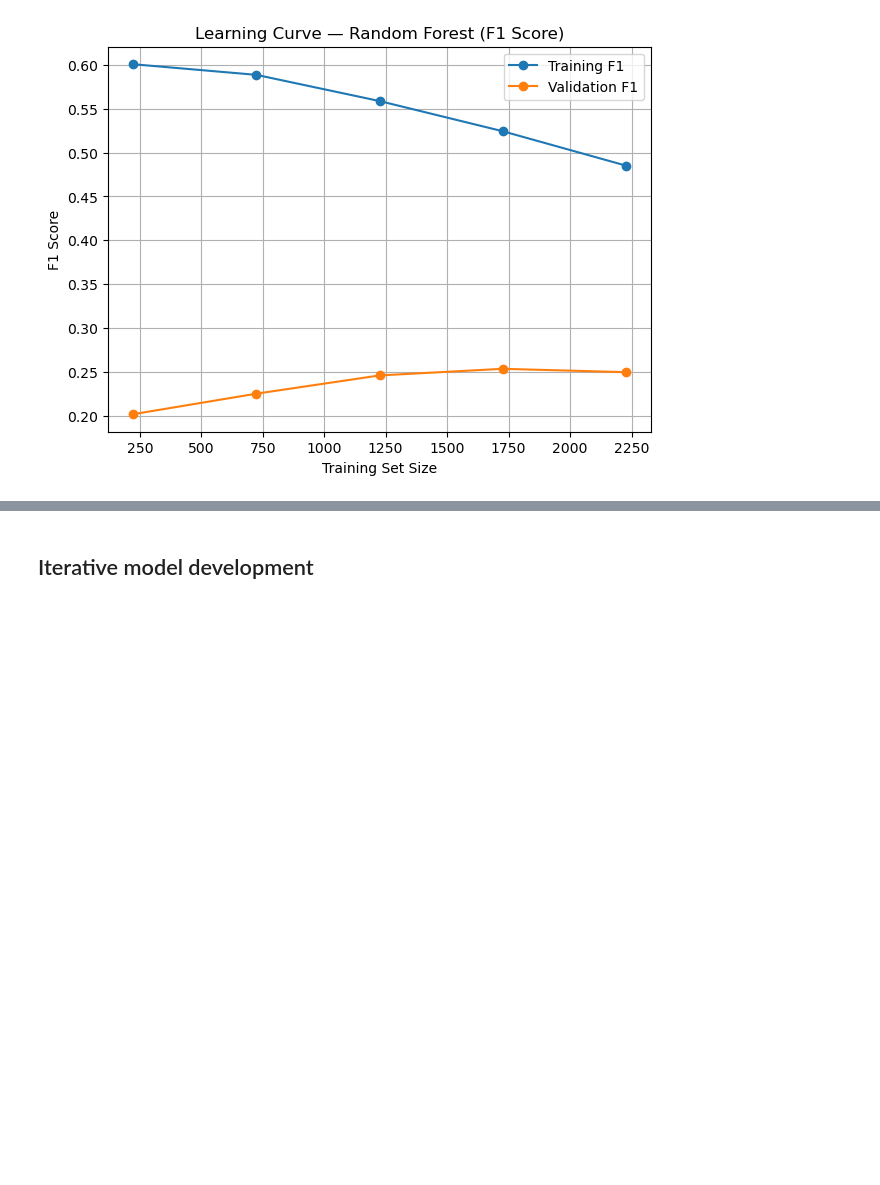
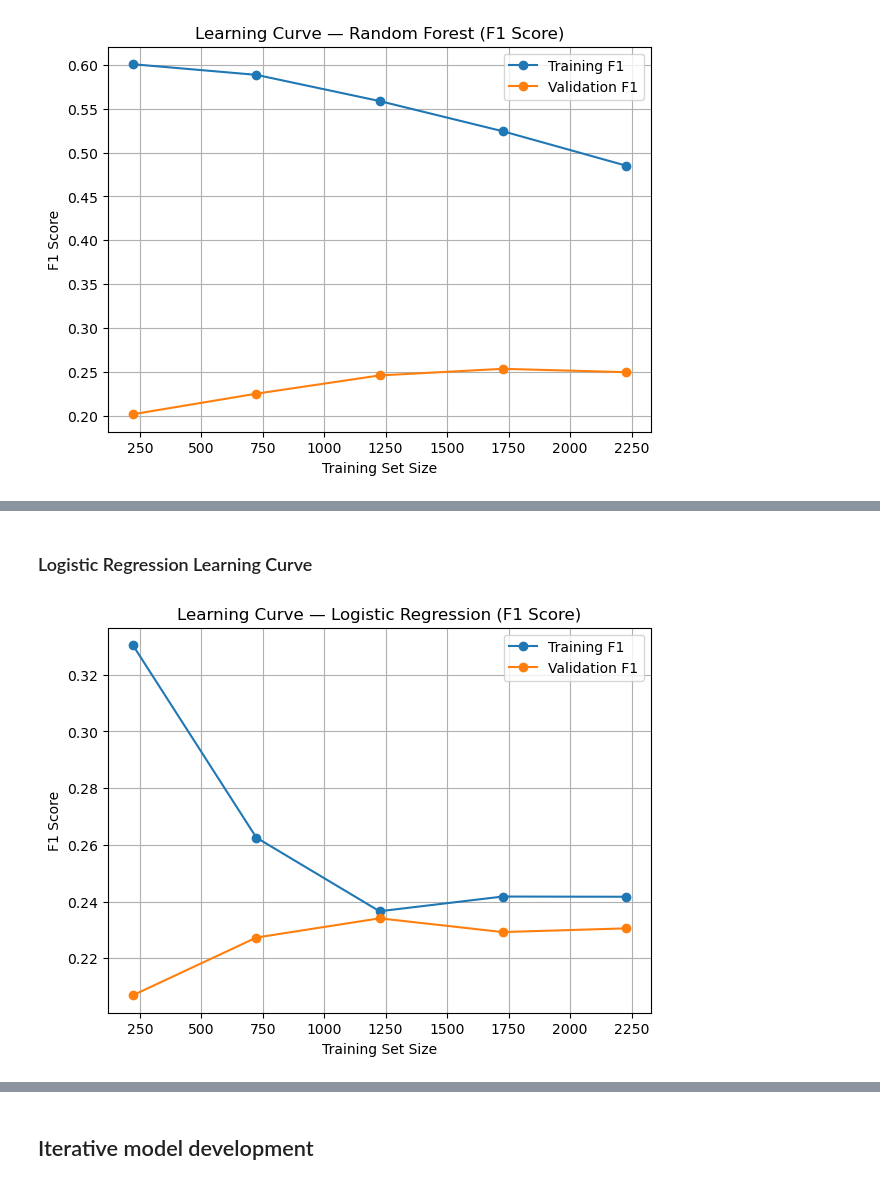
Before and after one commit to myynn/mldp-p03-sharmynho, a Jupyter notebook: assignment-code/MLDP_Stroke_SharmynHo_P03.ipynb, the cells around one changed output, grey strips where cells are left out. Cells and saved outputs as stored; diff of their text form; code cells hidden in the pictures; blank space fills up the shorter version.

Commit message:
Completed Model Evaluation Section

```diff
--- a/assignment-code/MLDP_Stroke_SharmynHo_P03.ipynb
+++ b/assignment-code/MLDP_Stroke_SharmynHo_P03.ipynb
@@ -1535,0 +1436,33 @@ Predicted Probability of Stroke: 0.437
+# %% [markdown]
+### Logistic Regression Learning Curve
+# %%
+##Learning curve (underfitting VS overfitting)
+from sklearn.model_selection import learning_curve
+
+def plot_learning_curve(model, X, y, title):
+    train_sizes, train_scores, val_scores = learning_curve(
+        model, X, y,
+        cv=5,
+        scoring="f1",          # F1 is more appropriate than accuracy for imbalance datasets
+        train_sizes=np.linspace(0.1, 1.0, 5),
+        n_jobs=-1,
+        shuffle=True,
+        random_state=42
+    )
+
+    train_mean = train_scores.mean(axis=1)
+    val_mean   = val_scores.mean(axis=1)
+
+    plt.figure(figsize=(7, 5))
+    plt.plot(train_sizes, train_mean, marker='o', label="Training F1")
+    plt.plot(train_sizes, val_mean, marker='o', label="Validation F1")
+    plt.title(title)
+    plt.xlabel("Training Set Size")
+    plt.ylabel("F1 Score")
+    plt.legend()
+    plt.grid(True)
+    plt.show()
+
+plot_learning_curve(log_reg, X_train_enc, y_train, "Learning Curve — Logistic Regression (F1 Score)")
+# %% [output]
+[figure, added]
```
Also changed, not shown: parts of 55 cells of this notebook.
